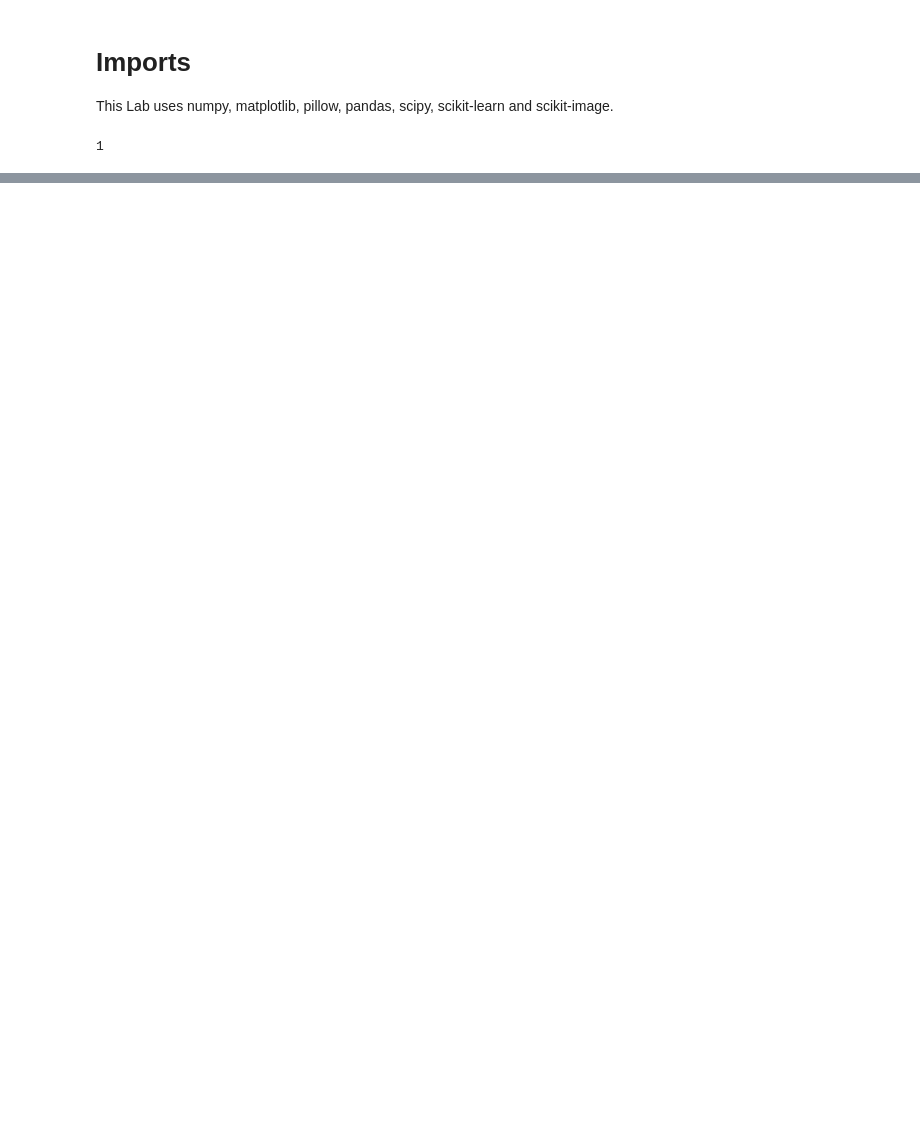
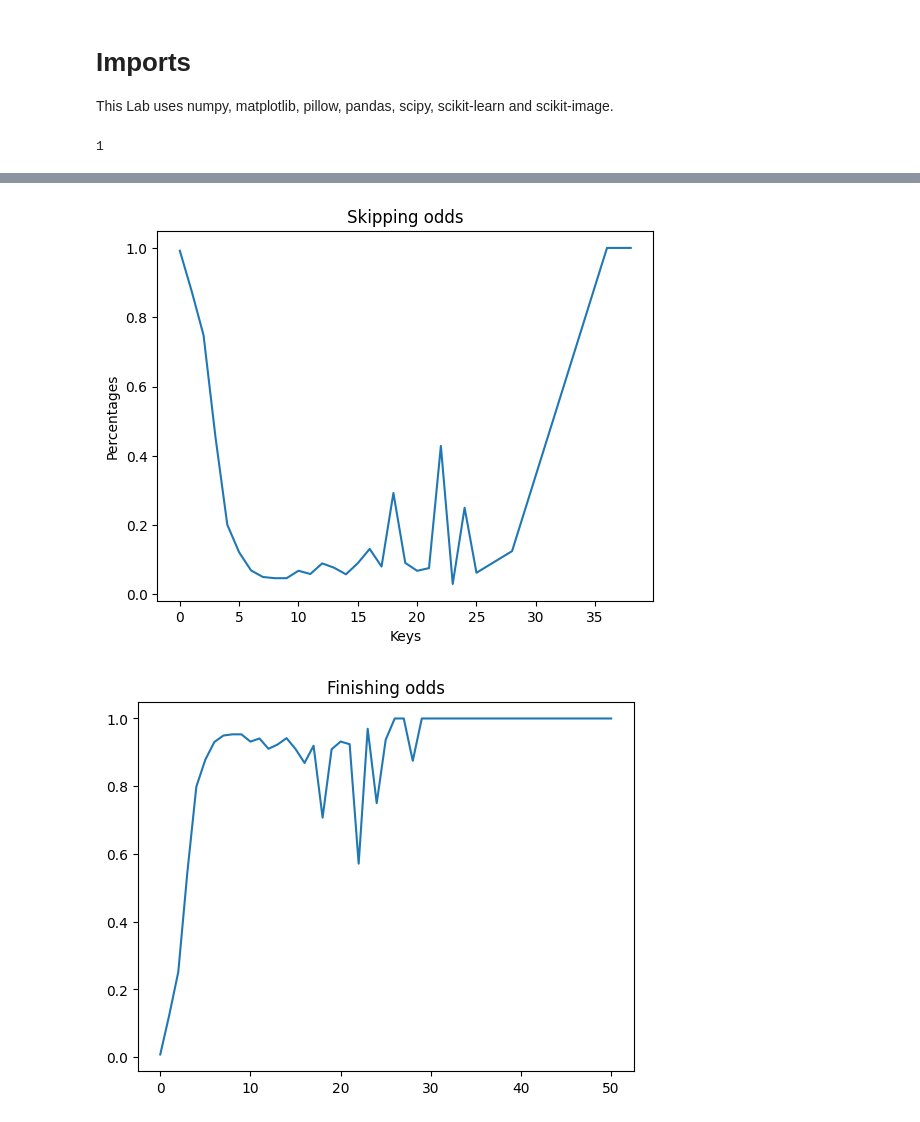
Before and after one commit to kennajw/spotify-cs506, a Jupyter notebook: cs506.ipynb, the cells around one changed output, grey strips where cells are left out. Drawn from its saved outputs; the diff is of its cells as text; code cells hidden in the pictures; blank space fills up the shorter version.

```diff
--- a/cs506.ipynb
+++ b/cs506.ipynb
@@ -36,0 +69,50 @@ See the caveats in the documentation: https://pandas.pydata.org/pandas-docs/stab
+# %%
+skippedMS={}
+finishedMS={}
+
+for x in range(len(arrMs_Played)):
+    if(arrReason_End[x]==1):
+        if(arrMs_Played[x]//31222.5 not in finishedMS):
+            finishedMS.update({arrMs_Played[x]//31222.5:1})
+        else:
+            finishedMS[arrMs_Played[x]//31222.5]+=1
+    else:
+        if(arrMs_Played[x]//31222.5 not in skippedMS):
+            skippedMS.update({arrMs_Played[x]//31222.5:1})
+        else:
+            skippedMS[arrMs_Played[x]//31222.5]+=1
+
+arr1=list(skippedMS.keys())
+arr1=sorted(arr1)
+arr2=list(finishedMS.keys())
+arr2=sorted(arr2)
+arr3={}
+arr4={}
+
+for x in arr1:
+    if x in arr2:
+        arr3.update({x:skippedMS[x]/(skippedMS[x]+finishedMS[x])})
+    else:
+        arr3.update({x:1})
+
+for x in arr2:
+    if x in arr1:
+        arr4.update({x:finishedMS[x]/(skippedMS[x]+finishedMS[x])})
+    else:
+        arr4.update({x:1})
+
+
+
+plt.plot(list(arr3.keys()),list(arr3.values()))
+plt.xlabel("Keys")
+plt.ylabel("Percentages")
+plt.title("Skipping odds")
+
+plt.show()
+
+plt.plot(list(arr4.keys()),list(arr4.values()))
+plt.title("Finishing odds")
+plt.show()
+# %% [output]
+[figure, added]
+[figure, added]
```
Also changed, not shown: parts of 3 cells of this notebook.
